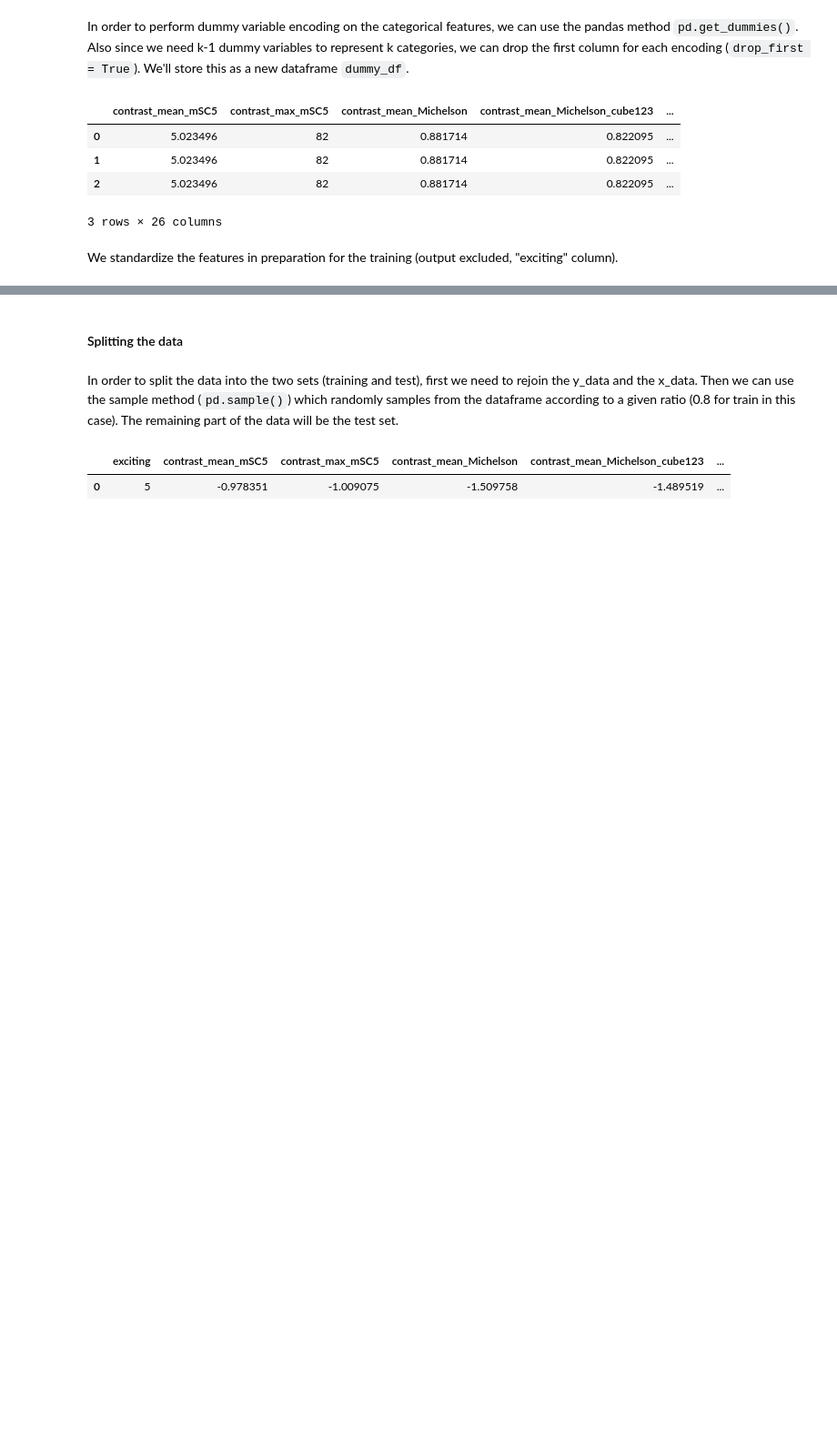
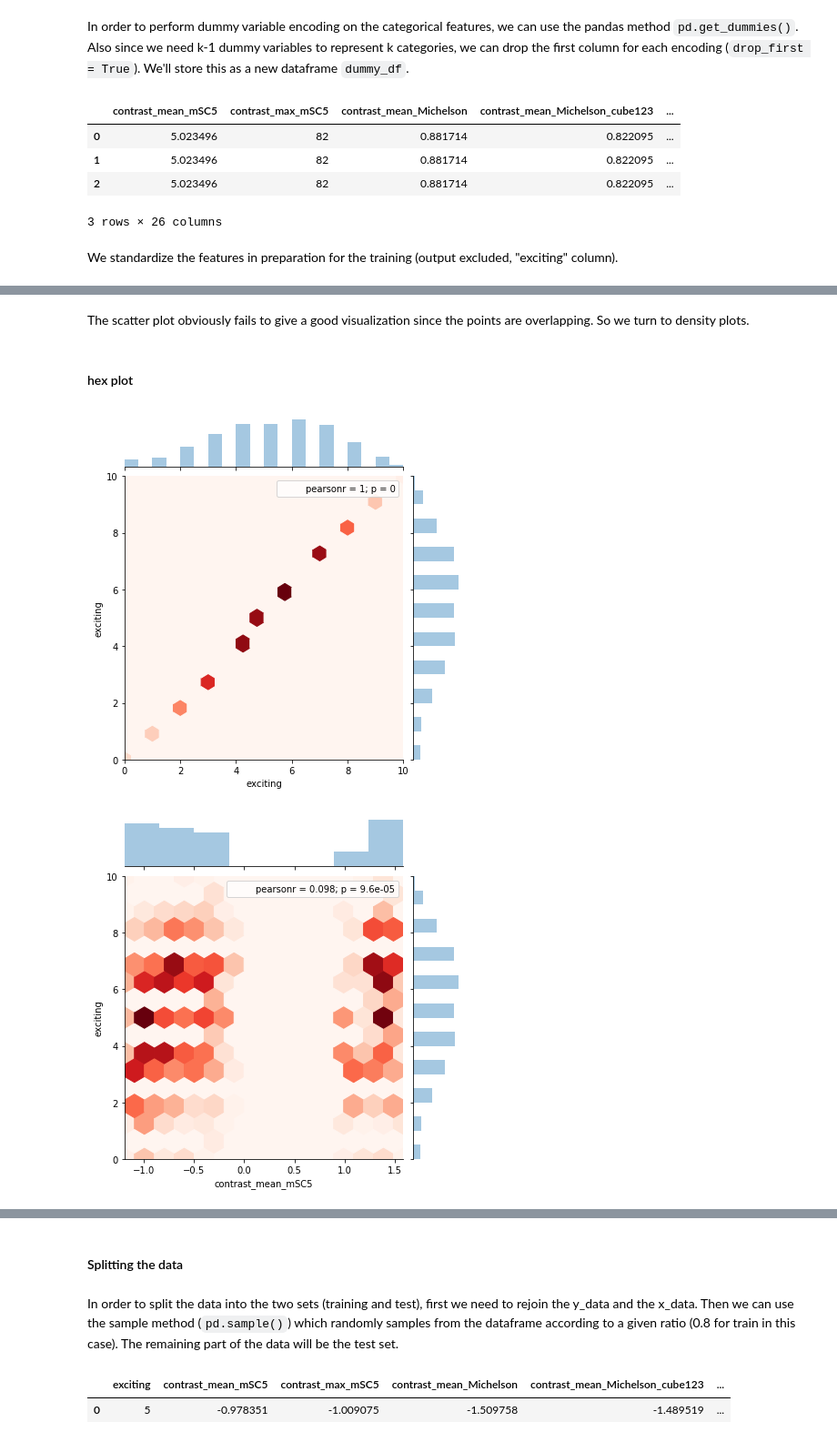
Before and after one commit to joSanchez28/Machine-Learning-EPFL, a Jupyter notebook: Project2-ArchitectureExperiment/Project2-Notebook.ipynb, the cells around one changed output, grey strips where cells are left out. Shown at 91% size. Cells and saved outputs as stored; diff of their text form; code cells hidden in the pictures; blank space fills up the shorter version.

```diff
--- a/Project2-ArchitectureExperiment/Project2-Notebook.ipynb
+++ b/Project2-ArchitectureExperiment/Project2-Notebook.ipynb
@@ -262,0 +364,11 @@ x_data = dummy_df #x_data is the final standardized data
+# %% [markdown]
+The scatter plot obviously fails to give a good visualization since the points are overlapping.
+So we turn to density plots.
+# %% [markdown]
+#### hex plot
+# %%
+for feature in numeric_data.columns:
+    sns.jointplot( numeric_data[feature], numeric_data['exciting'], kind = "hex", cmap="Reds")
+# %% [output]
+[figure, added]
+[figure, added]
```
Also changed, not shown: parts of 28 cells of this notebook.
